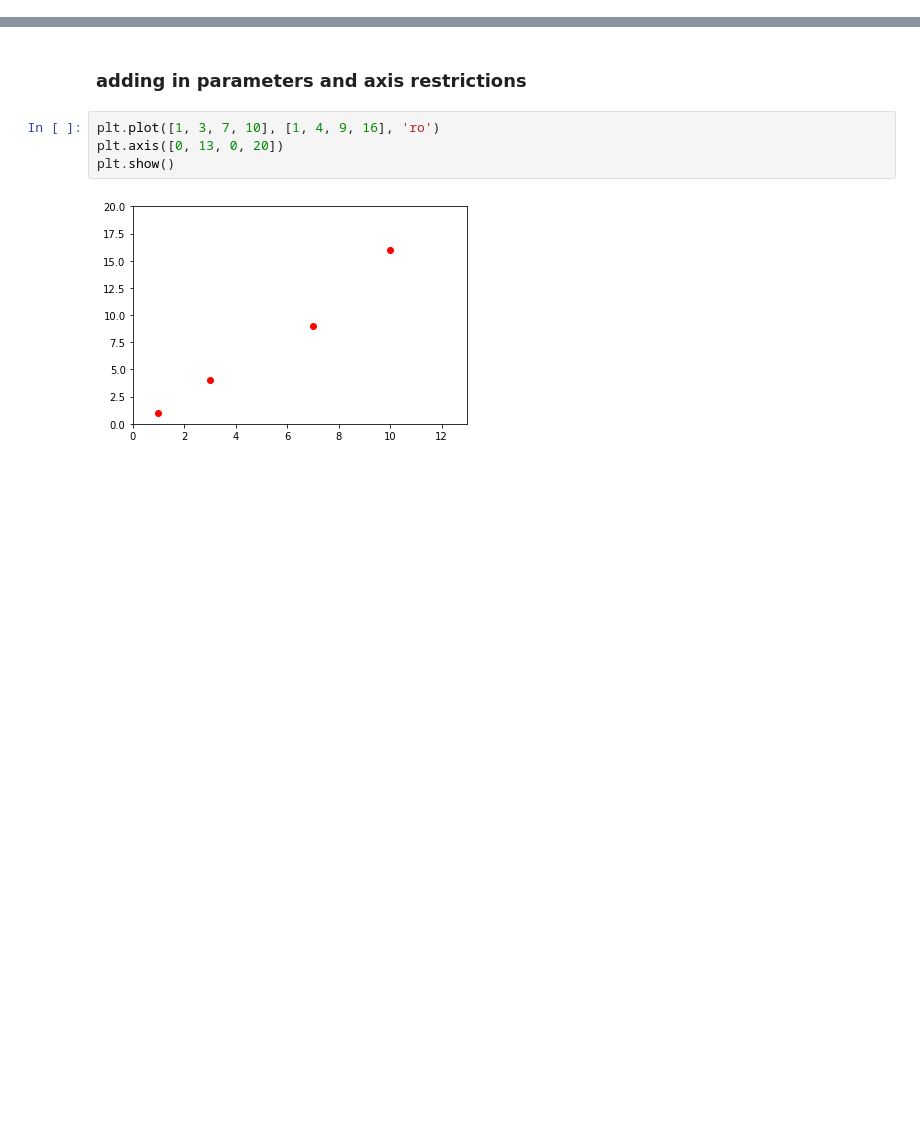
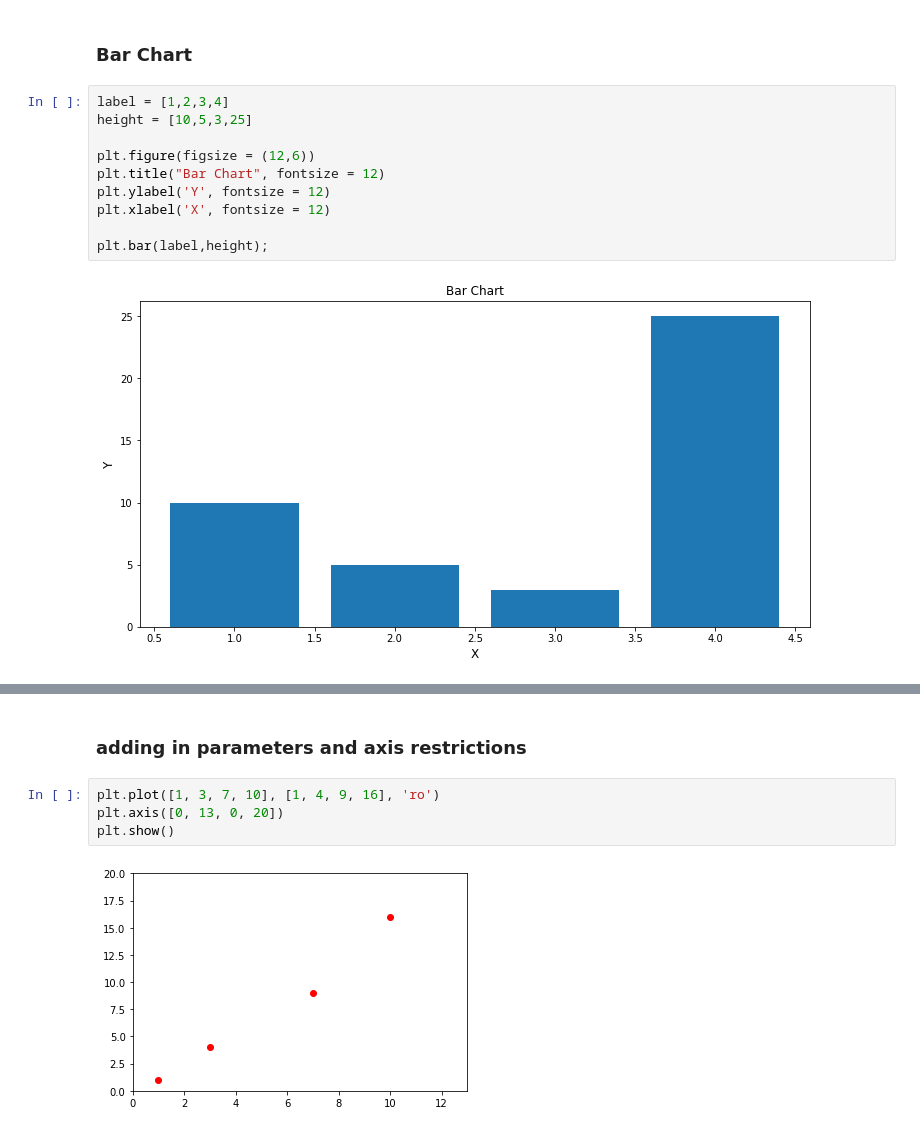
Before and after one commit to RITDSE/tutorials, a Jupyter notebook: Matplotlib + Seaborn Tutorial.ipynb, the cells around one changed output, grey strips where cells are left out. Saved outputs shown, nothing was run; the diff lists cells and outputs as text; blank space fills up the shorter version.

```diff
--- a/Matplotlib + Seaborn Tutorial.ipynb
+++ b/Matplotlib + Seaborn Tutorial.ipynb
@@ -24,0 +52,14 @@ plt.show()
+# %% [markdown]
+### Bar Chart
+# %%
+label = [1,2,3,4]
+height = [10,5,3,25]
+
+plt.figure(figsize = (12,6))
+plt.title("Bar Chart", fontsize = 12)
+plt.ylabel('Y', fontsize = 12)
+plt.xlabel('X', fontsize = 12)
+
+plt.bar(label,height);
+# %% [output]
+[figure, added]
```
Also changed, not shown: parts of 20 cells of this notebook, 2 other files.
